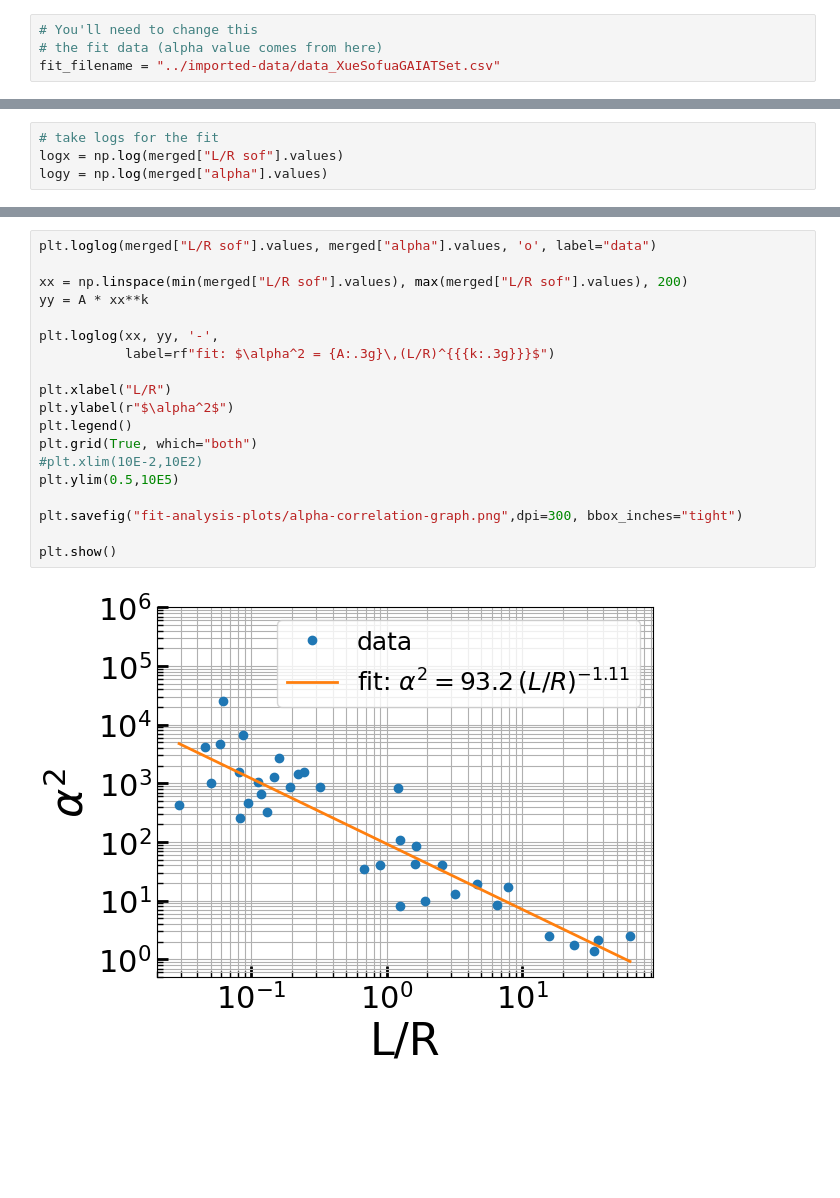
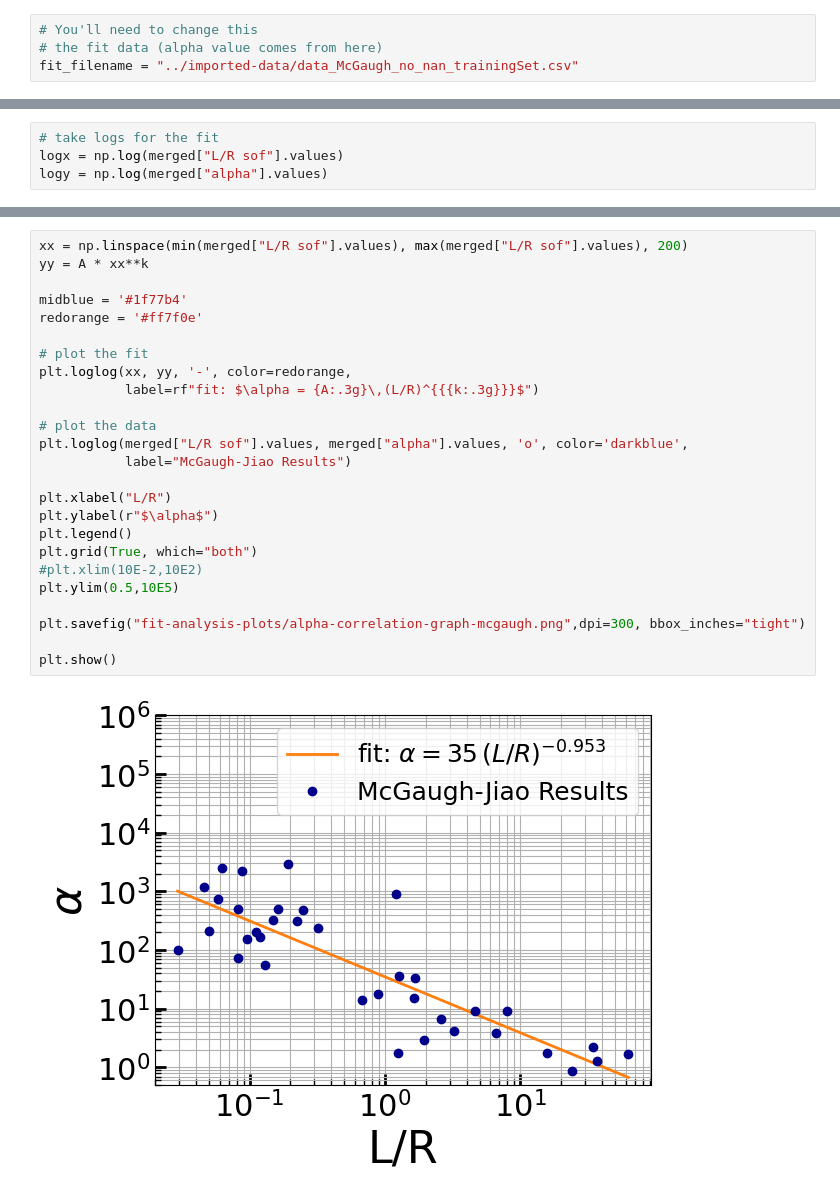
Before and after one commit to Cisneros-Galaxy/RCFM, a Jupyter notebook: fit-analysis/alpha-correlation.ipynb, the cells around one changed output, grey strips where cells are left out. Saved outputs shown, nothing was run; the diff lists cells and outputs as text; blank space fills up the shorter version.

Commit message:
improve(alpha-correlation.ipynb):update axes and replot with new fit values

```diff
--- a/fit-analysis/alpha-correlation.ipynb
+++ b/fit-analysis/alpha-correlation.ipynb
@@ -8,7 +8,7 @@ plt.style.use('../mplstyles/standard.mplstyle')
 # %%
 # You'll need to change this
 # the fit data (alpha value comes from here)
-fit_filename = "../imported-data/data_XueSofuaGAIATSet.csv"
+fit_filename = "../imported-data/data_McGaugh_no_nan_trainingSet.csv"
 # %%
 # the L/Reff values
 # don't change this
@@ -58,21 +58,27 @@ R^2 = 0.8189991995475636
 # %%
-plt.loglog(merged["L/R sof"].values, merged["alpha"].values, 'o', label="data")
-
 xx = np.linspace(min(merged["L/R sof"].values), max(merged["L/R sof"].values), 200)
 yy = A * xx**k
 
-plt.loglog(xx, yy, '-',
-           label=rf"fit: $\alpha^2 = {A:.3g}\,(L/R)^{{{k:.3g}}}$")
+midblue = '#1f77b4'
+redorange = '#ff7f0e'
+
+# plot the fit
+plt.loglog(xx, yy, '-', color=redorange,
+           label=rf"fit: $\alpha = {A:.3g}\,(L/R)^{{{k:.3g}}}$")
+
+# plot the data
+plt.loglog(merged["L/R sof"].values, merged["alpha"].values, 'o', color='darkblue',
+           label="McGaugh-Jiao Results")
 
 plt.xlabel("L/R")
-plt.ylabel(r"$\alpha^2$")
+plt.ylabel(r"$\alpha$")
 plt.legend()
 plt.grid(True, which="both")
 #plt.xlim(10E-2,10E2)
 plt.ylim(0.5,10E5)
 
-plt.savefig("fit-analysis-plots/alpha-correlation-graph.png",dpi=300, bbox_inches="tight")
+plt.savefig("fit-analysis-plots/alpha-correlation-graph-mcgaugh.png",dpi=300, bbox_inches="tight")
 
 plt.show()
 # %% [output]
-[figure, old version]
+[figure, new version]
```
Also changed, not shown: parts of 2 cells of this notebook, 2 other files.
